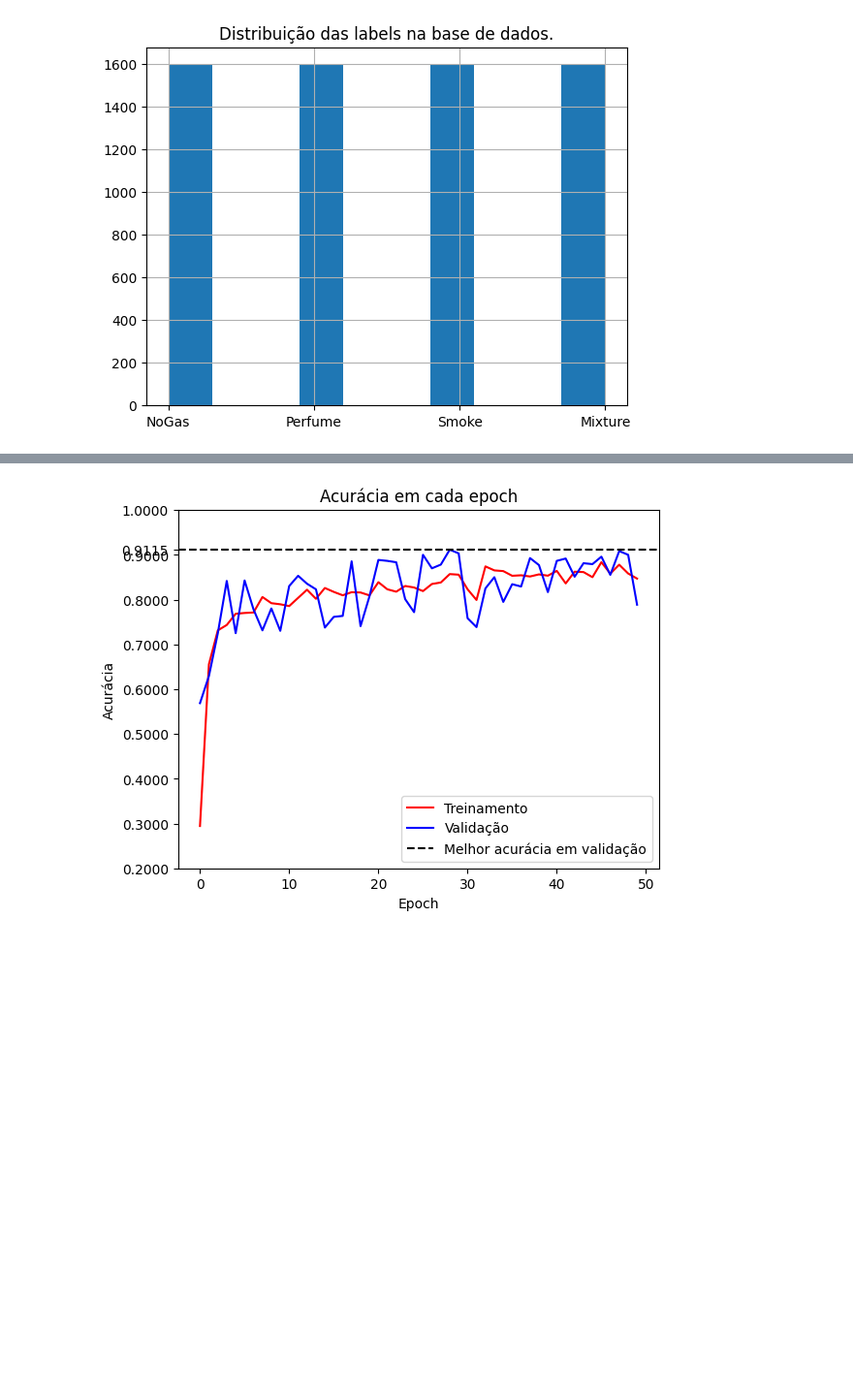
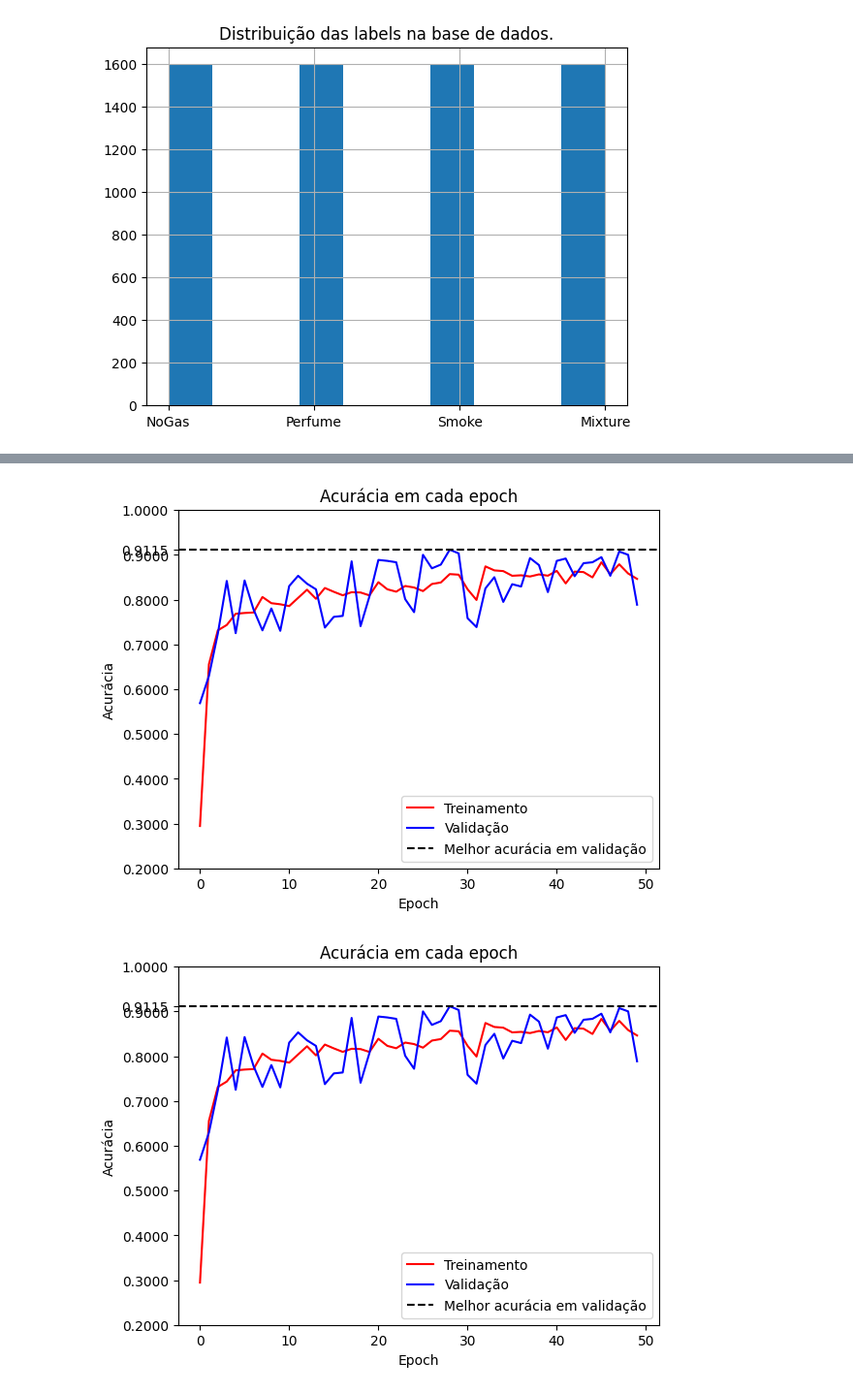
Before and after one commit to AmaralVh/gas-classification-neural-networks, a Jupyter notebook: cnn_detector_fumassa.ipynb, the cells around one changed output, grey strips where cells are left out. Shown at 97% size. Saved outputs shown, nothing was run; the diff lists cells and outputs as text; code cells hidden in the pictures; blank space fills up the shorter version.

```diff
--- a/cnn_detector_fumassa.ipynb
+++ b/cnn_detector_fumassa.ipynb
@@ -489,21 +489,28 @@ Text(0.5, 1.0, 'Distribuição das labels na base de dados.')
 # %%
+# --- Preparação dos Dados para Treinamento ---
+
+# Define o tamanho dos conjuntos de dados (70% treino, 15% validação, 15% teste).
 total_len = len(gas_sensor_dataset)
 train_len = int(0.7 * total_len)
 val_len = int(0.15 * total_len)
 test_len = total_len - train_len - val_len
 
+# Fixa a semente para garantir que a divisão aleatória seja sempre a mesma.
 torch.manual_seed(42)
 
-
+# Divide o dataset principal nos três subconjuntos de treino, validação e teste.
 train_sensor_dataset, val_sensor_dataset, test_sensor_dataset = torch.utils.data.random_split(
     gas_sensor_dataset, [train_len, val_len, test_len])
 
+# Cria os DataLoaders para carregar os dados em lotes (batches) de forma eficiente.
 sensor_dataloaders = {
-    "train": DataLoader(train_sensor_dataset, batch_size=32, shuffle=True),
-    "val": DataLoader(val_sensor_dataset, batch_size=32, shuffle=True),
-    "test": DataLoader(test_sensor_dataset, batch_size=32, shuffle=True),
+    # `shuffle=True` no treino para melhorar a generalização do modelo.
+    "train": DataLoader(train_sensor_dataset, batch_size=32, shuffle=True, num_workers=2),
+    "val": DataLoader(val_sensor_dataset, batch_size=32, shuffle=True, num_workers=2),
+    "test": DataLoader(test_sensor_dataset, batch_size=32, shuffle=True, num_workers=2),
 }
 
+# Armazena os tamanhos dos conjuntos para o cálculo das métricas durante o treinamento.
 sensor_dataset_sizes = {
     "train": len(train_sensor_dataset),
     "val": len(val_sensor_dataset)
@@ -599,4 +630,26 @@ Training complete in 0m 45s
 Best val Acc: 0.911458
+# %%
+# Obtém a maior acurácia alcançada no conjunto de validação.
+best = max(accuracys["val"])
+
+plt.title("Acurácia em cada epoch")
+# Plota a curva de acurácia de TREINAMENTO (em vermelho).
+plt.plot(accuracys["train"], c='r', label="Treinamento")
+# Plota a curva de acurácia de VALIDAÇÃO (em azul) para avaliar a generalização.
+plt.plot(accuracys["val"], c='b', label="Validação")
+# Adiciona uma linha de referência para destacar a melhor performance alcançada.
+plt.axhline(y=best, label='Melhor acurácia em validação', ls='--', c="black")
+
+# Garante que o valor exato da melhor acurácia seja exibido como um marcador no eixo Y.
+yticks = list(plt.yticks())[0].tolist() + [best]
+plt.yticks(yticks)
+
+plt.xlabel("Epoch")
+plt.ylabel("Acurácia")
+plt.legend()
+plt.show()
+# %% [output]
+[figure, added]
 # %%
 # Obtém a maior acurácia alcançada no conjunto de validação.
 best = max(accuracys["val"])
```
Also changed, not shown: parts of 25 cells of this notebook.
